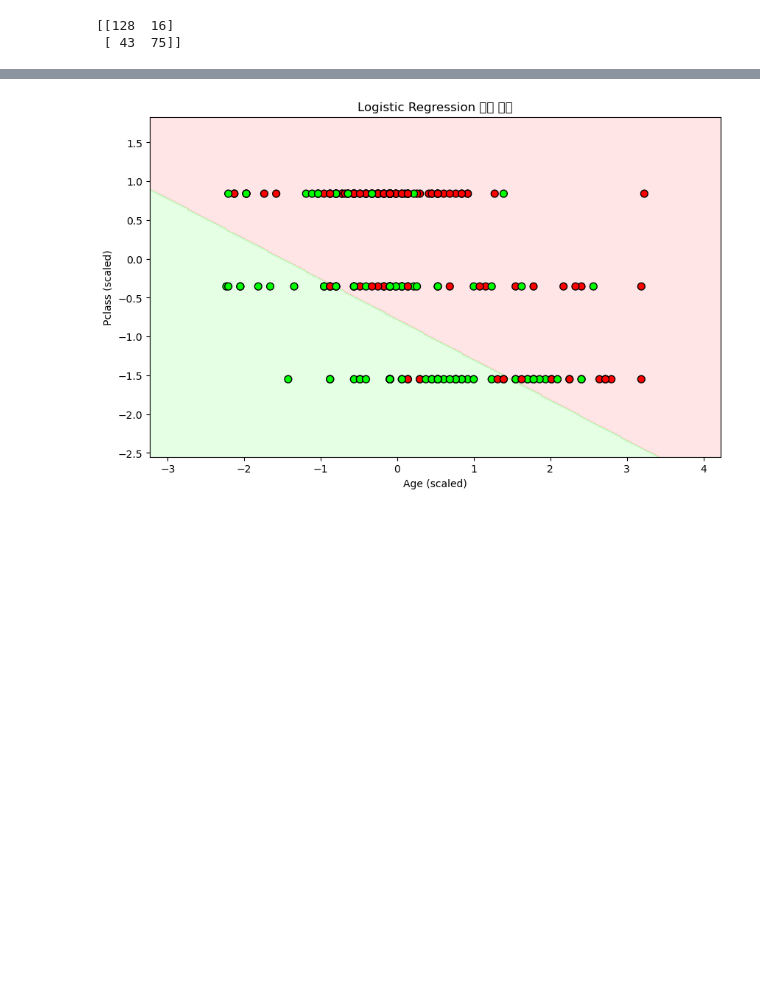
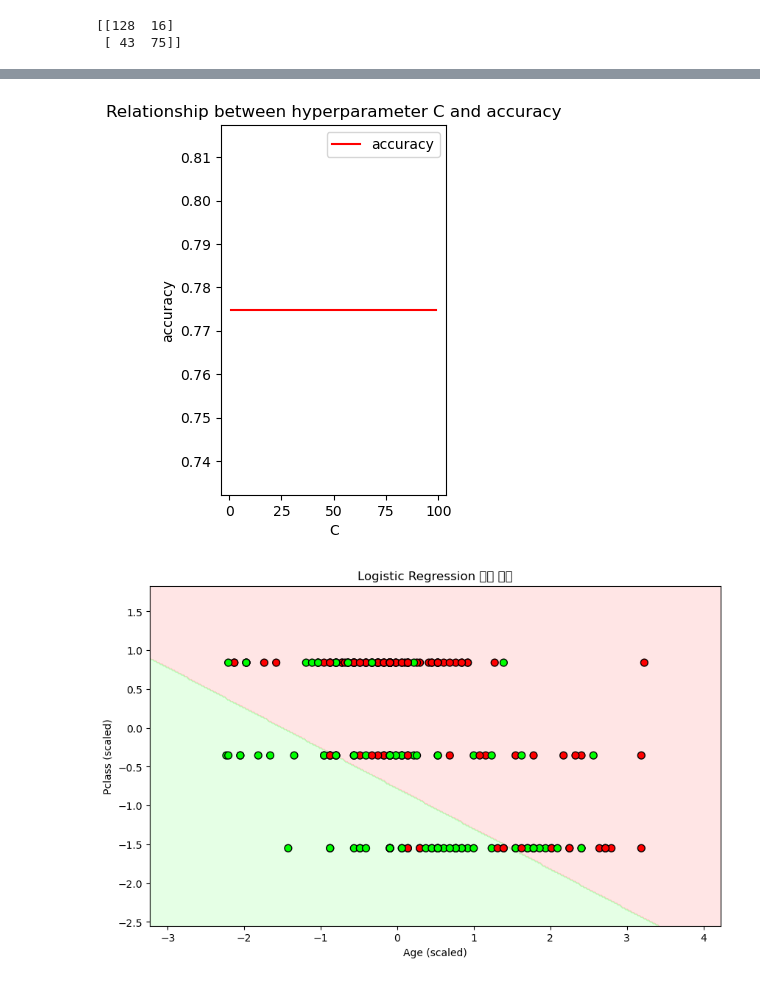
Before and after one commit to jwmun38/Data_Analysis, a Jupyter notebook: Week6/week6_assignment.ipynb, the cells around one changed output, grey strips where cells are left out. Drawn from its saved outputs; the diff is of its cells as text; code cells hidden in the pictures; blank space fills up the shorter version.

```diff
--- a/Week6/week6_assignment.ipynb
+++ b/Week6/week6_assignment.ipynb
@@ -57,6 +55,9 @@ titanic
 | 1308 | 1308 | 3 | Zimmerman, Mr. Leo | male | 29.0000 | 0 | 0 | 315082 | 7.8750 | NaN | S | ... |
 1309 rows × 15 columns
 # %%
+from sklearn.preprocessing import LabelEncoder
+le = LabelEncoder()
+
 data = titanic[['survived', 'age', 'pclass', 'sex']].copy()
 
 data['age'] = data['age'].fillna(data['age'].median())
@@ -86,3 +97,27 @@ print(confusion_matrix(y_test, y_pred))
+# %%
+acc=[]
+for x in range (1, 100):
+
+    log_reg = LogisticRegression(C=x, random_state=42)
+    log_reg.fit(X_train_scaled, y_train)
+
+    y_pred = log_reg.predict(X_test_scaled)
+    accuracy = accuracy_score(y_test, y_pred)
+
+    acc.append(accuracy)
+# %%
+C_values=[x for x in range(1, 100)]
+
+plt.subplot(1, 2, 2)
+plt.plot(C_values, acc, label="accuracy", color="red")
+plt.xlabel("C")
+plt.ylabel("accuracy")
+plt.title("Relationship between hyperparameter C and accuracy")
+plt.legend()
+
+plt.show()
+# %% [output]
+[figure, added]
 # %%
 def plot_decision_boundary(model, X, y, feature_names):
     x_min, x_max = X[:, 0].min() - 1, X[:, 0].max() + 1
```
Also changed, not shown: parts of 2 cells of this notebook, 11 other files.
